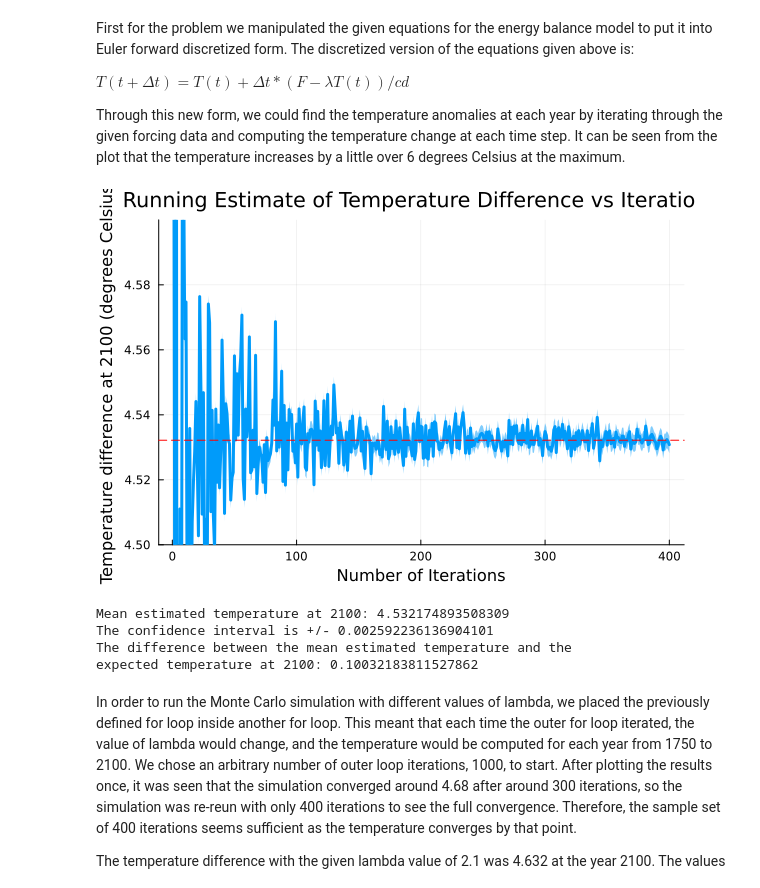
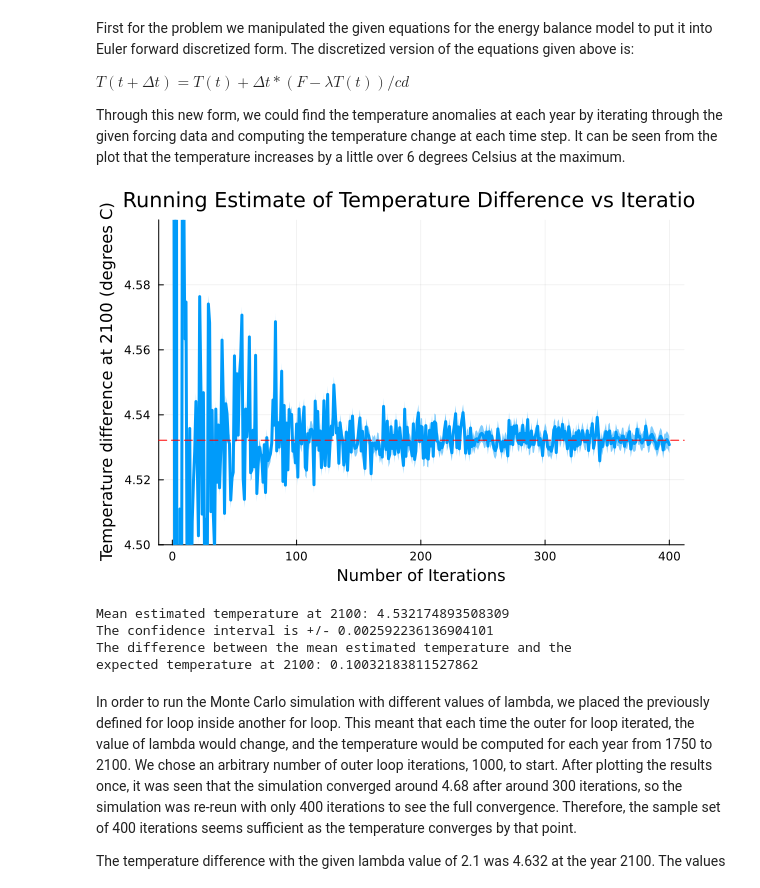
Before and after one commit to BEE4750-FA24/hw3-acute-triangle, a Jupyter notebook: hw03.ipynb, the cells around one changed output. Saved outputs shown, nothing was run; the diff lists cells and outputs as text; code cells hidden in the pictures.

```diff
--- a/hw03.ipynb
+++ b/hw03.ipynb
@@ -517,35 +517,35 @@ temp_2100_est = zeros(iterations)
 #Change lambda at each outer loop iterations
 #Each time looping through years 1750-2100
 for p in 1:iterations
     lambda_new = rand(lambda)
     temp = zeros(year_count)
     temp[1] = 0
     for i in 2:year_count
         temp[i] = temp[i-1] + time_step*((total_forcings[i] - lambda_new*temp[i-1])/(c*d))
     end
     #Save a running estimate of temperature at 2100
     #To an array for each change in lambda
     temp_2100_est[p] = temp[year_count]
     temp_2100_est[p] = mean(temp_2100_est[1:p])
 end
 
 #Compute confidence interval and mean
 #And plot results
 standard_dev = std(temp_2100_est)
 mean_temp = mean(temp_2100_est)
 conf_interval = 1.96*(standard_dev/sqrt(iterations))
 plotted = plot(temp_2100_est,  ribbon=conf_interval, legend = false,linewidth = 3, ylim = (4.5,4.6))
 hline!(plotted, [mean_temp], color="red", linestyle=:dash)
 xlabel!("Number of Iterations")
-ylabel!("Temperature difference at 2100 (degrees Celsius)")
+ylabel!("Temperature difference at 2100 (degrees C)")
 title!("Running Estimate of Temperature Difference vs Iterations")
 println("Mean estimated temperature at 2100: ", mean_temp)
 println("The confidence interval is +/- ", conf_interval)
 println("The difference between the mean estimated temperature and the
 expected temperature at 2100: ", temp_2100 - mean_temp)
 display(plotted)
 # %% [output]
-[figure, old version]
+[figure, new version]
 Mean estimated temperature at 2100: 4.532174893508309
 The confidence interval is +/- 0.002592236136904101
 The difference between the mean estimated temperature and the
```
Also changed, not shown: parts of 1 cell of this notebook.
